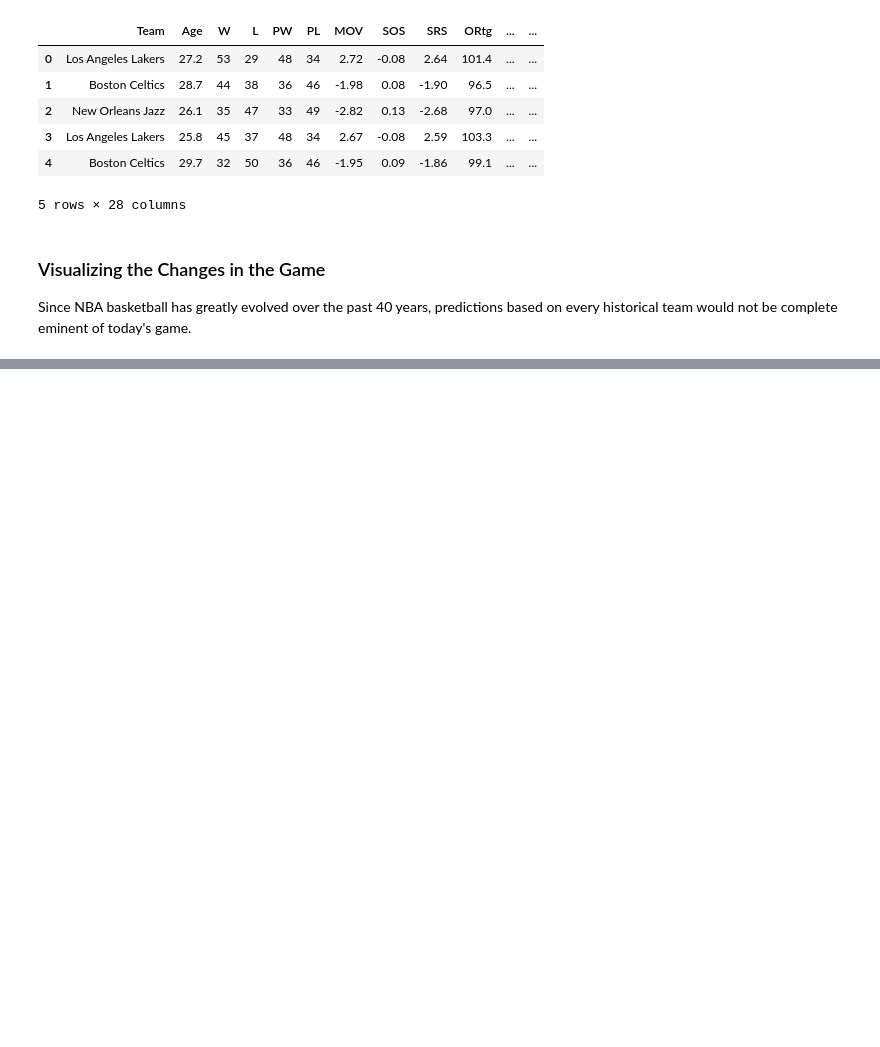
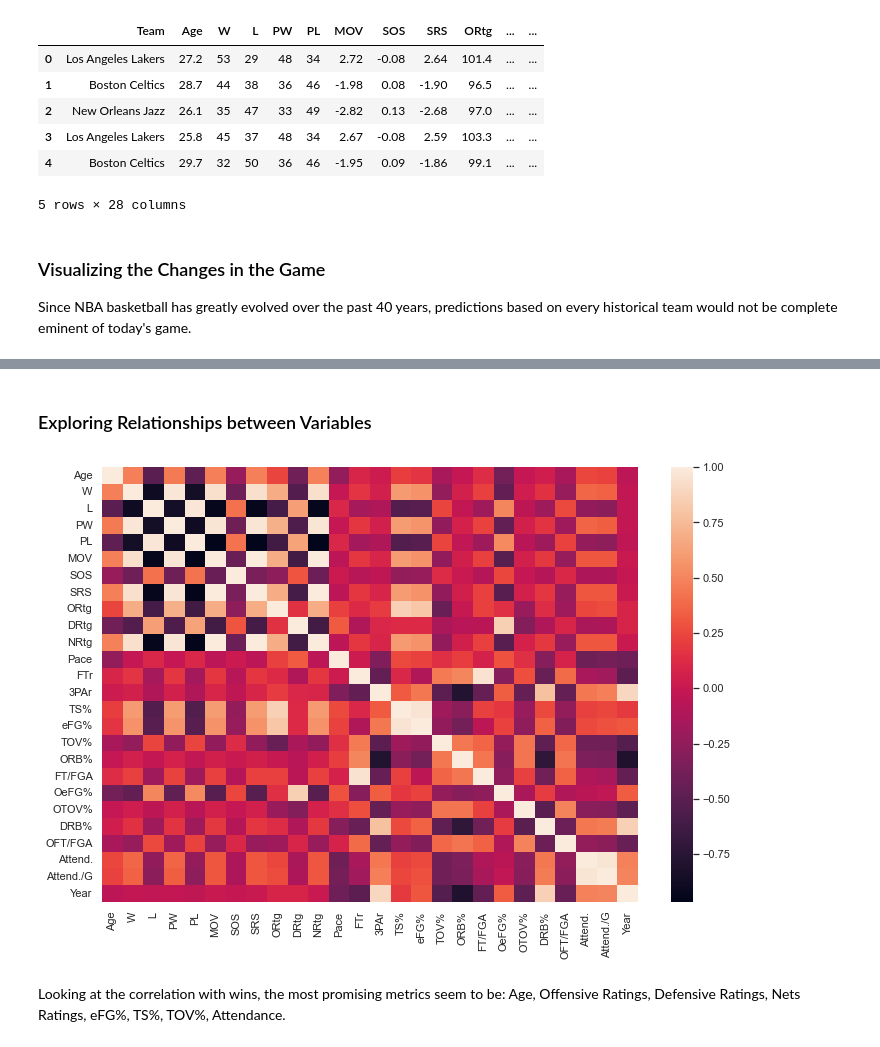
Before and after one commit to gargparthb/nba-data-analysis, a Jupyter notebook: notebooks/eda.ipynb, the cells around one changed output, grey strips where cells are left out. Saved outputs shown, nothing was run; the diff lists cells and outputs as text; code cells hidden in the pictures; blank space fills up the shorter version.

```diff
--- a/notebooks/eda.ipynb
+++ b/notebooks/eda.ipynb
@@ -61,0 +67,8 @@ defrplot = sns.lineplot(x='Year', y='DRtg', data=data)
+# %% [markdown]
+### Exploring Relationships between Variables
+# %%
+heatmap = sns.heatmap(data.corr())
+# %% [output]
+[figure, added]
+# %% [markdown]
+Looking at the correlation with wins, the most promising metrics seem to be: Age, Offensive Ratings, Defensive Ratings, Nets Ratings, eFG%, TS%, TOV%, Attendance.
```
Also changed, not shown: parts of 6 cells of this notebook.
